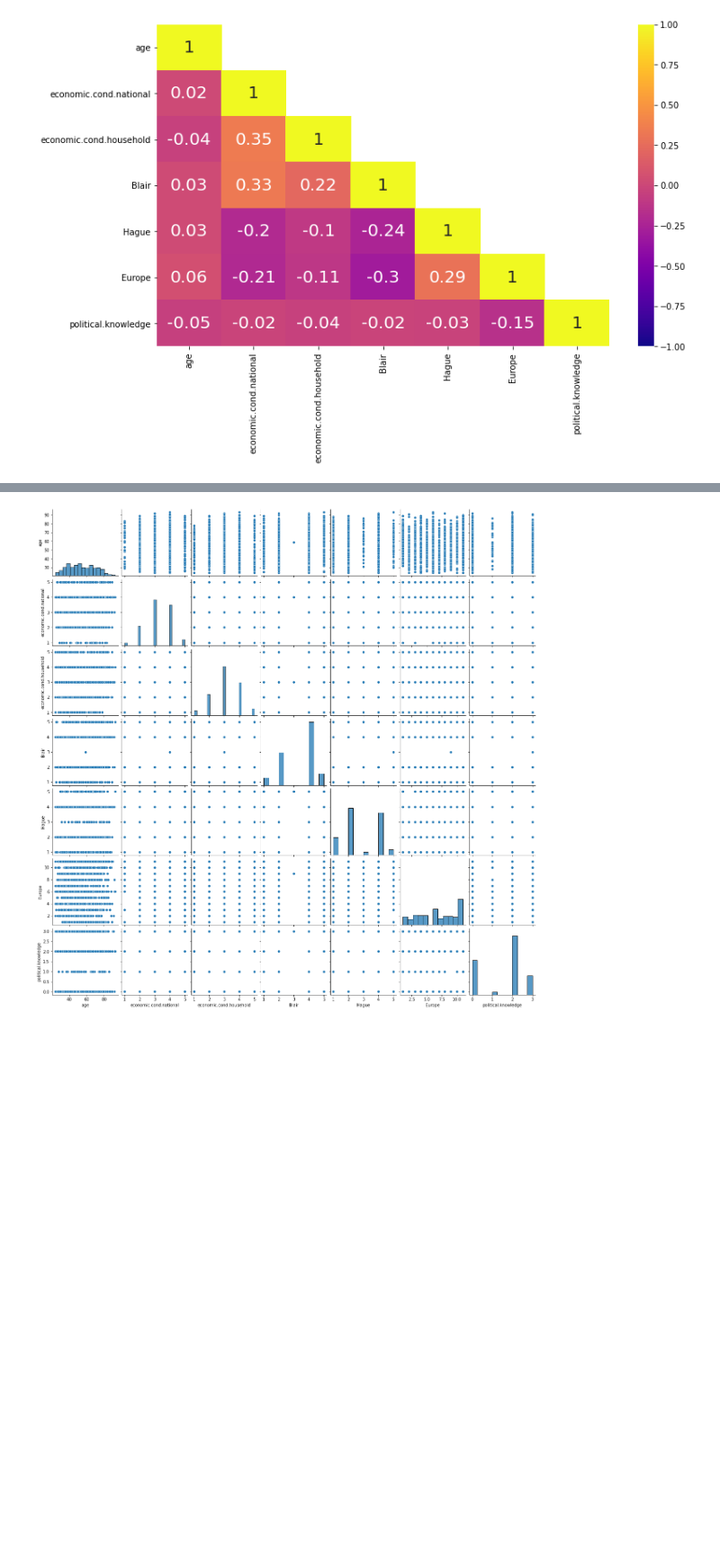
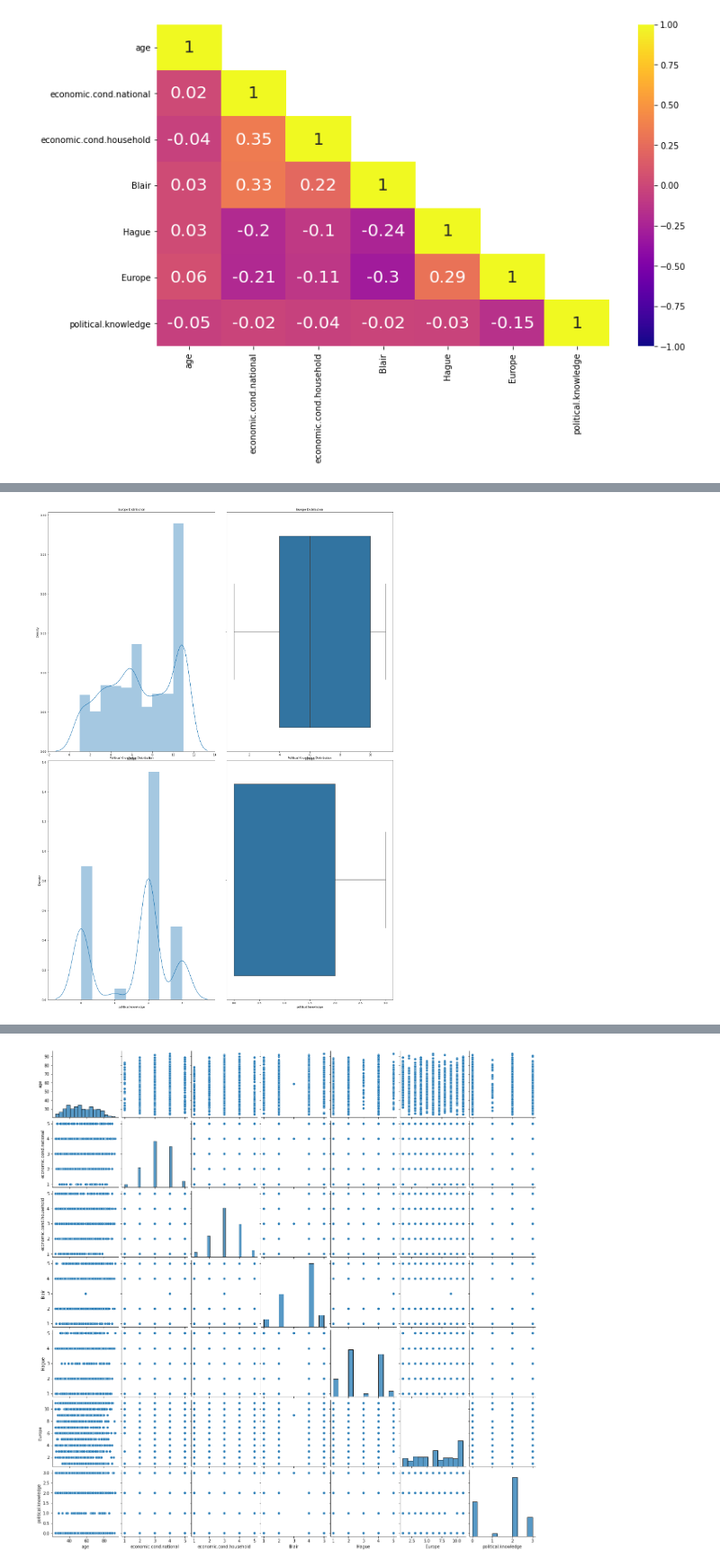
Before and after one commit to sainadh6414/datascience, a Jupyter notebook: _6_machine_learning/project/Notebook.ipynb, the cells around one changed output, grey strips where cells are left out. Shown at 90% size. Cells and saved outputs as stored; diff of their text form; code cells hidden in the pictures; blank space fills up the shorter version.

```diff
--- a/_6_machine_learning/project/Notebook.ipynb
+++ b/_6_machine_learning/project/Notebook.ipynb
@@ -239,0 +227,21 @@ plt.show()
+# %%
+fig, axes = plt.subplots(nrows=2,ncols=2)
+fig.set_size_inches(18,25)
+fig.tight_layout()
+
+
+a = sns.distplot(df['Europe'] , ax=axes[0][0])
+a.set_title("Europe Distribution",fontsize=10)
+
+a = sns.boxplot(df['Europe'] , orient = "v" , ax=axes[0][1])
+a.set_title("Europe Distribution",fontsize=10)
+
+a = sns.distplot(df['political.knowledge'] , ax=axes[1][0])
+a.set_title("Political Knowledge Distribution",fontsize=10)
+
+a = sns.boxplot(df['political.knowledge'] , orient = "v" , ax=axes[1][1])
+a.set_title("Political Knowledge Distribution",fontsize=10)
+
+plt.show()
+# %% [output]
+[figure, added]
```
Also changed, not shown: parts of 81 cells of this notebook, 4 other files.
